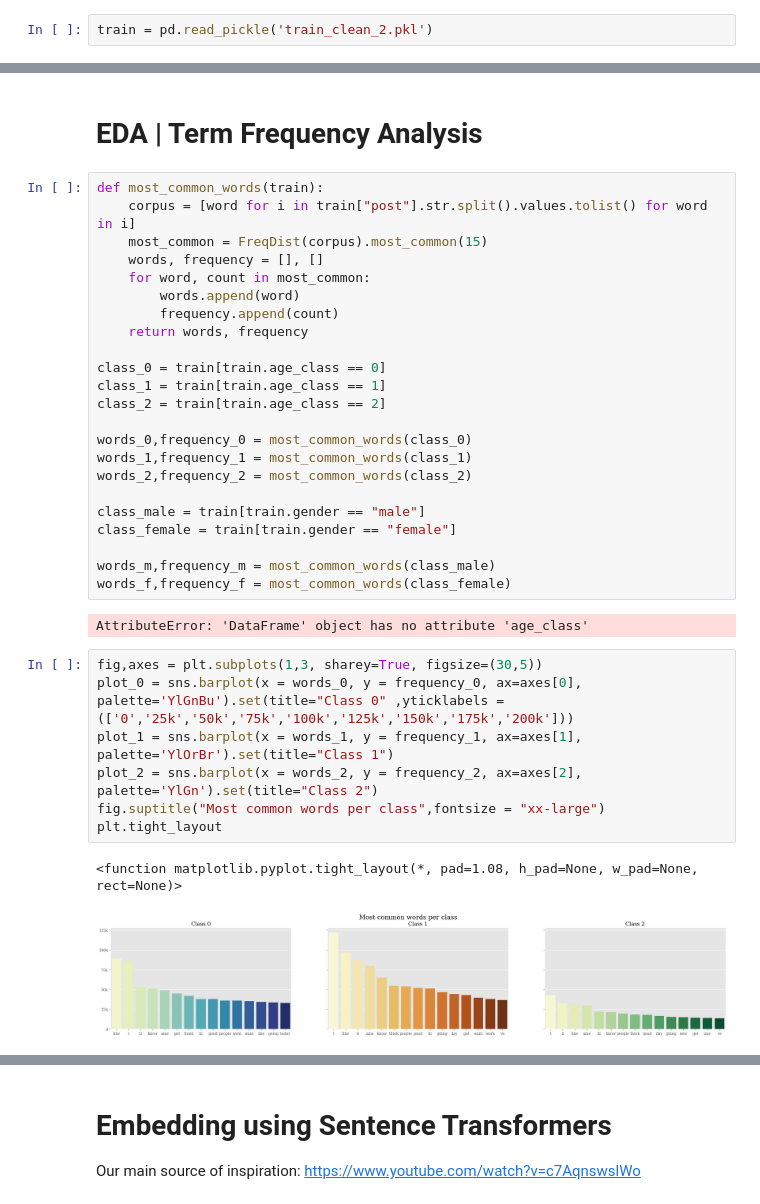
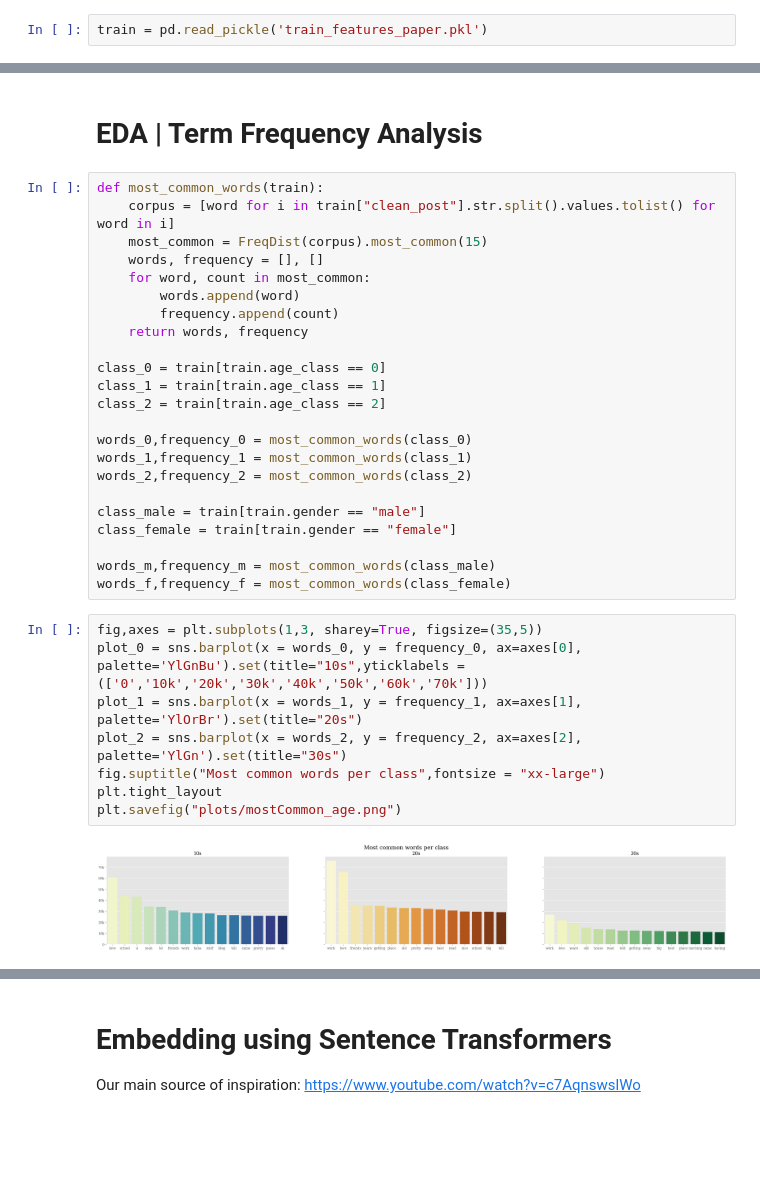
Before and after one commit to simonefacchiano/SL-Final-Project, a Jupyter notebook: preprocessing_and_eda.ipynb, the cells around one changed output, grey strips where cells are left out. Cells and saved outputs as stored; diff of their text form; blank space fills up the shorter version.

```diff
--- a/preprocessing_and_eda.ipynb
+++ b/preprocessing_and_eda.ipynb
@@ -314,4 +315,4 @@ save_object(train,'train_clean.pkl')
 # %% [markdown]
 From now on, we will read this pickle object instead of running the whole code again
 # %%
-train = pd.read_pickle('train_clean_2.pkl')
+train = pd.read_pickle('train_features_paper.pkl')
@@ -331,7 +330,7 @@ fig.show()
 # EDA | Term Frequency Analysis
 # %%
 def most_common_words(train):
-    corpus = [word for i in train["post"].str.split().values.tolist() for word in i]
+    corpus = [word for i in train["clean_post"].str.split().values.tolist() for word in i]
     most_common = FreqDist(corpus).most_common(15)
     words, frequency = [], []
     for word, count in most_common:
@@ -352,18 +351,16 @@ class_female = train[train.gender == "female"]
 
 words_m,frequency_m = most_common_words(class_male)
 words_f,frequency_f = most_common_words(class_female)
-# %% [output]
-AttributeError: 'DataFrame' object has no attribute 'age_class'
 # %%
-fig,axes = plt.subplots(1,3, sharey=True, figsize=(30,5))
-plot_0 = sns.barplot(x = words_0, y = frequency_0, ax=axes[0], palette='YlGnBu').set(title="Class 0" ,yticklabels = (['0','25k','50k','75k','100k','125k','150k','175k','200k']))
-plot_1 = sns.barplot(x = words_1, y = frequency_1, ax=axes[1], palette='YlOrBr').set(title="Class 1")
-plot_2 = sns.barplot(x = words_2, y = frequency_2, ax=axes[2], palette='YlGn').set(title="Class 2")
+fig,axes = plt.subplots(1,3, sharey=True, figsize=(35,5))
+plot_0 = sns.barplot(x = words_0, y = frequency_0, ax=axes[0], palette='YlGnBu').set(title="10s",yticklabels = (['0','10k','20k','30k','40k','50k','60k','70k']))
+plot_1 = sns.barplot(x = words_1, y = frequency_1, ax=axes[1], palette='YlOrBr').set(title="20s")
+plot_2 = sns.barplot(x = words_2, y = frequency_2, ax=axes[2], palette='YlGn').set(title="30s")
 fig.suptitle("Most common words per class",fontsize = "xx-large")
 plt.tight_layout
+plt.savefig("plots/mostCommon_age.png")
 # %% [output]
-<function matplotlib.pyplot.tight_layout(*, pad=1.08, h_pad=None, w_pad=None, rect=None)>
-[figure, old version]
+[figure, new version]
 # %%
 fig,axes = plt.subplots(1,2, sharey=True, figsize=(30,5))
 plot_0 = sns.barplot(x = words_m, y = frequency_m, ax=axes[0], palette='YlGnBu').set(title="Male")# ,yticklabels = (['0','25k','50k','75k','100k','125k','150k','175k','200k']))
```
Also changed, not shown: parts of 23 cells of this notebook, 9 other files.
